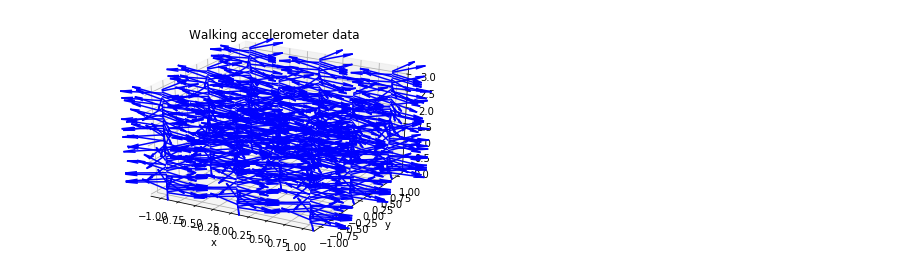
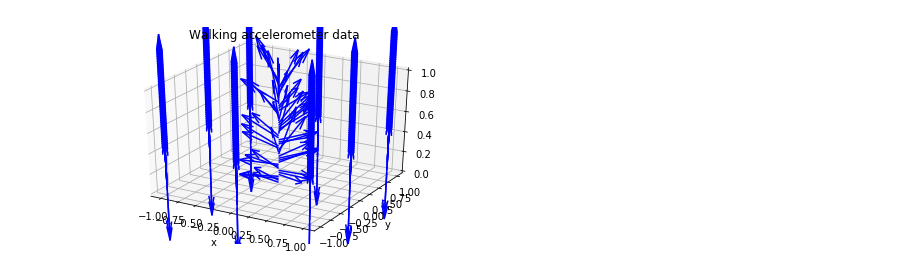
Before and after one commit to uTensor/ADL_demo, a Jupyter notebook: Visualize.ipynb, the cells around one changed output. Drawn from its saved outputs; the diff is of its cells as text; code cells hidden in the pictures.

Commit message:
plotting still not fully operational

```diff
--- a/Visualize.ipynb
+++ b/Visualize.ipynb
@@ -41,46 +43,59 @@ def getRecordsFromTxt(folderPath):
             #print(name, data.shape)
     return records
 # %%
-plot_start_samples = 60
-plot_samples = 100
-sub_sample_rate = 5
+plot_start_samples = 150
+plot_end_samples = 300
+filter_window = 5
+display_sample = 50
+
 
 records = getRecordsFromTxt("HMP_Dataset/Walk/")
 data = records[1]
-data = data[plot_start_samples:(plot_samples*sub_sample_rate + plot_start_samples):sub_sample_rate]
+data = data[plot_start_samples:plot_end_samples] #crop
 
 x = np.linspace(-1,1,3)
 y = np.linspace(-1,1,3)
 # x = np.zeros([plot_samples])
 # y = np.zeros([plot_samples])
-z = np.linspace(0,plot_samples/sample_rate, plot_samples)
+z = np.linspace(0,1, display_sample)
 
 x,y,z = np.meshgrid(x,y,z)
 
 fig = plt.figure()
 ax = fig.gca(projection='3d')
-
-#normalize sample-z for plotting
-z_min = np.min(data[:,2])
-z_max = np.max(data[:,2])
-norm_factor = 1 / (z_max - z_min) / 4
 
 data = np.swapaxes(data, 0, 1)
 [bx, by, bz] = data
 bx = bx - np.mean(bx)
 by = by - np.mean(by)
 bz = bz - np.mean(bz)
 
-bx = np.zeros([3,3, plot_samples])[1,1,:] + bx
-by = np.zeros([3,3, plot_samples])[1,1,:] + by
-#bz = (bz * norm_factor) + z
-bz = 0
+bx = sp.signal.medfilt(bx,filter_window)
+by = sp.signal.medfilt(by,filter_window)
+bz = sp.signal.medfilt(bz,filter_window)
 
-ax.quiver(x,y,z,bx,by,bz,color='b',length=0.5,normalize=True)
+bx = sp.signal.resample(bx, display_sample)
+by = sp.signal.resample(by, display_sample)
+bz = sp.signal.resample(bz, display_sample)
+
+#normalize sample-z for plotting
+z_min = np.min(bz)
+z_max = np.max(bz)
+z_norm_factor = 1 / (z_max - z_min) / 4
+
+u = np.zeros([3,3, display_sample])
+v = np.zeros([3,3, display_sample])
+
+u[1,1,:] = bx
+v[1,1,:] = by
+bz = (bz * z_norm_factor) + z
+#bz = 0
+
+ax.quiver(x,y,z,u,v,bz,color='b',length=0.5,normalize=True)
 plt.title('Walking accelerometer data')
 plt.xlabel('x')
 plt.ylabel('y')
 
 plt.show()
 # %% [output]
-[figure, old version]
+[figure, new version]
```
Also changed, not shown: parts of 1 cell of this notebook.
